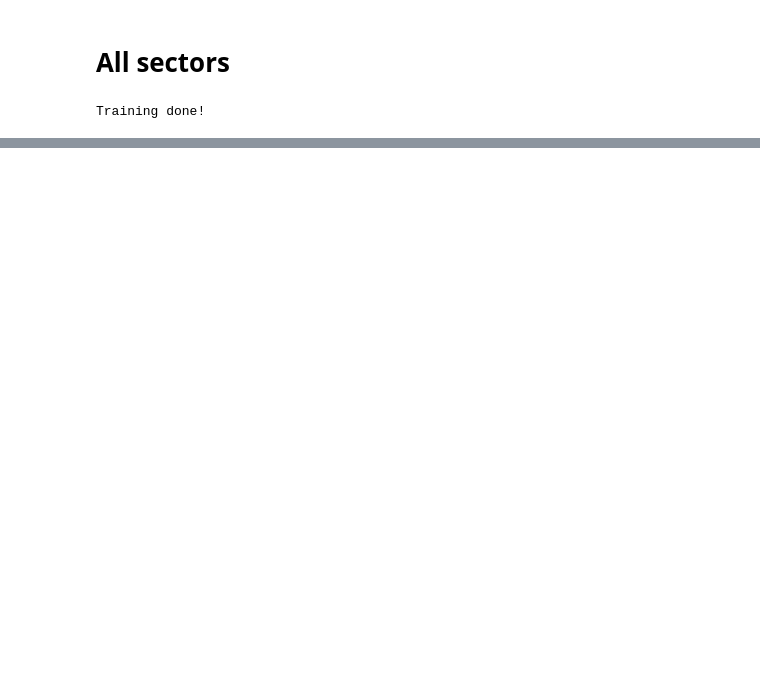
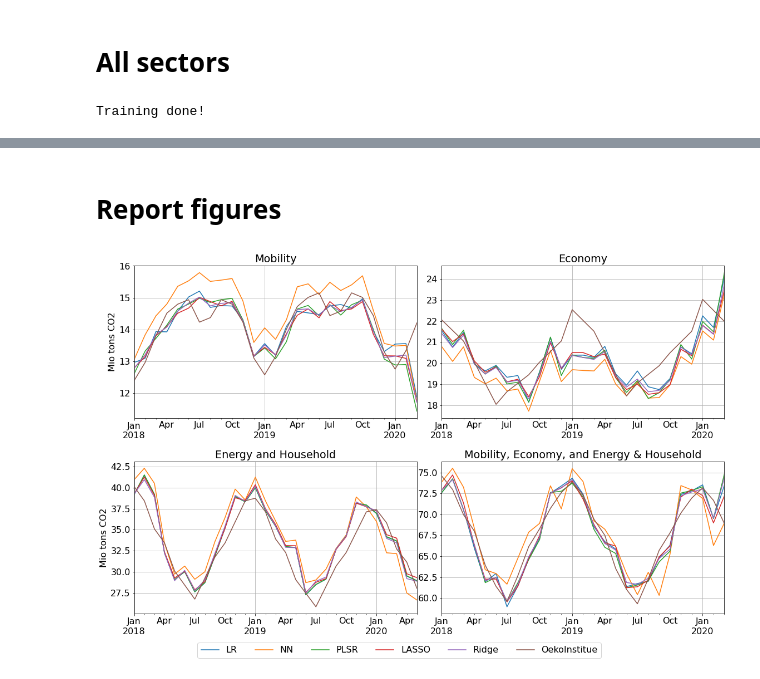
Before and after one commit to hannesk95/AMI, a Jupyter notebook: models/MappingModels/MappingModels.ipynb, the cells around one changed output, grey strips where cells are left out. Cells and saved outputs as stored; diff of their text form; code cells hidden in the pictures; blank space fills up the shorter version.

```diff
--- a/models/MappingModels/MappingModels.ipynb
+++ b/models/MappingModels/MappingModels.ipynb
@@ -645,6 +690,7 @@ y = Y_raw[['ECO_Mio.tonnes_CO2']]
 #PlotPearsonCorrMap(X,y, title='Pearson correlation sector Economy')
 # %%
 # train the models
-df_result_ECO, df_result_arr_ECO, df_result_arr_train_ECO = RunModels(X, y, verbose=False)
+df_result_ECO, df_result_arr_ECO, df_result_arr_train_ECO, df_result_mean_score_ECO = RunModels(X, y, verbose=False)
+df_result_mean_score_ECO
 # %% [output]
 Training done!
@@ -722,6 +779,7 @@ y = Y_raw[['E_Mio.tonnes_CO2']]
 # Plot pearson correlation heat map
 #PlotPearsonCorrMap(X,y, title='Pearson correlation sector Energy and Household')
 # %%
-df_result_EH, df_result_arr_EH, df_result_arr_train_EH = RunModels(X, y, verbose=False)
+df_result_EH, df_result_arr_EH, df_result_arr_train_EH, df_result_mean_score_EH = RunModels(X, y, verbose=False)
+df_result_mean_score_EH
 # %% [output]
 Training done!
@@ -761,7 +825,8 @@ X = df.drop('Total_CO2_Emission', axis=1)
 # Plot pearson correlation heat map
 #PlotPearsonCorrMap(X,y, title='Pearson correlation all sectors')
 # %%
-df_result_all,df_result_arr_all,df_result_arr_train_all = RunModels(X, y, verbose=False)
+df_result_all,df_result_arr_all,df_result_arr_train_all, df_result_mean_score_all = RunModels(X, y, verbose=False)
+df_result_mean_score_all
 # %% [output]
 Training done!
 # %%
@@ -790,0 +856,37 @@ df_result_all
+# %% [markdown]
+# Report figures
+# %%
+f,ax = plt.subplots(2,2, figsize=(16,10))
+#f.figsize=(12,9)
+
+df_result_arr_M.plot(subplots=False, ax=ax[0,0], legend=False, sharex=False)
+ax[0,0].set_title('Mobility')
+ax[0,0].set_xlabel('')
+ax[0,0].set_ylabel('Mio tons CO2')
+ax[0,0].grid()
+
+df_result_arr_ECO.plot(subplots=False, ax=ax[0,1], legend=False)
+ax[0,1].set_title('Economy')
+ax[0,1].set_xlabel('')
+#ax[0,1].set_ylabel('Mio tons CO2')
+ax[0,1].grid()
+
+df_result_arr_EH.plot(subplots=False, ax=ax[1,0], legend=False)
+ax[1,0].set_title('Energy and Household')
+ax[1,0].set_xlabel('')
+ax[1,0].set_ylabel('Mio tons CO2')
+ax[1,0].grid()
+
+
+df_result_arr_all.plot(subplots=False, ax=ax[1,1], legend=False, sharex=False)
+ax[1,1].set_title('Mobility, Economy, and Energy & Household')
+ax[1,1].set_xlabel('')
+#ax[1,1].set_ylabel('Mio tons CO2')
+ax[1,1].grid()
+f.tight_layout()
+ax[1,1].legend(loc='lower center', bbox_to_anchor=(-0.15, -0.32), ncol=len(df.columns))
+
+
+plt.savefig('ResultMapping_SharedPlot.pdf', format='pdf')
+# %% [output]
+[figure, added]
```
Also changed, not shown: parts of 17 cells of this notebook, 2 other files.
